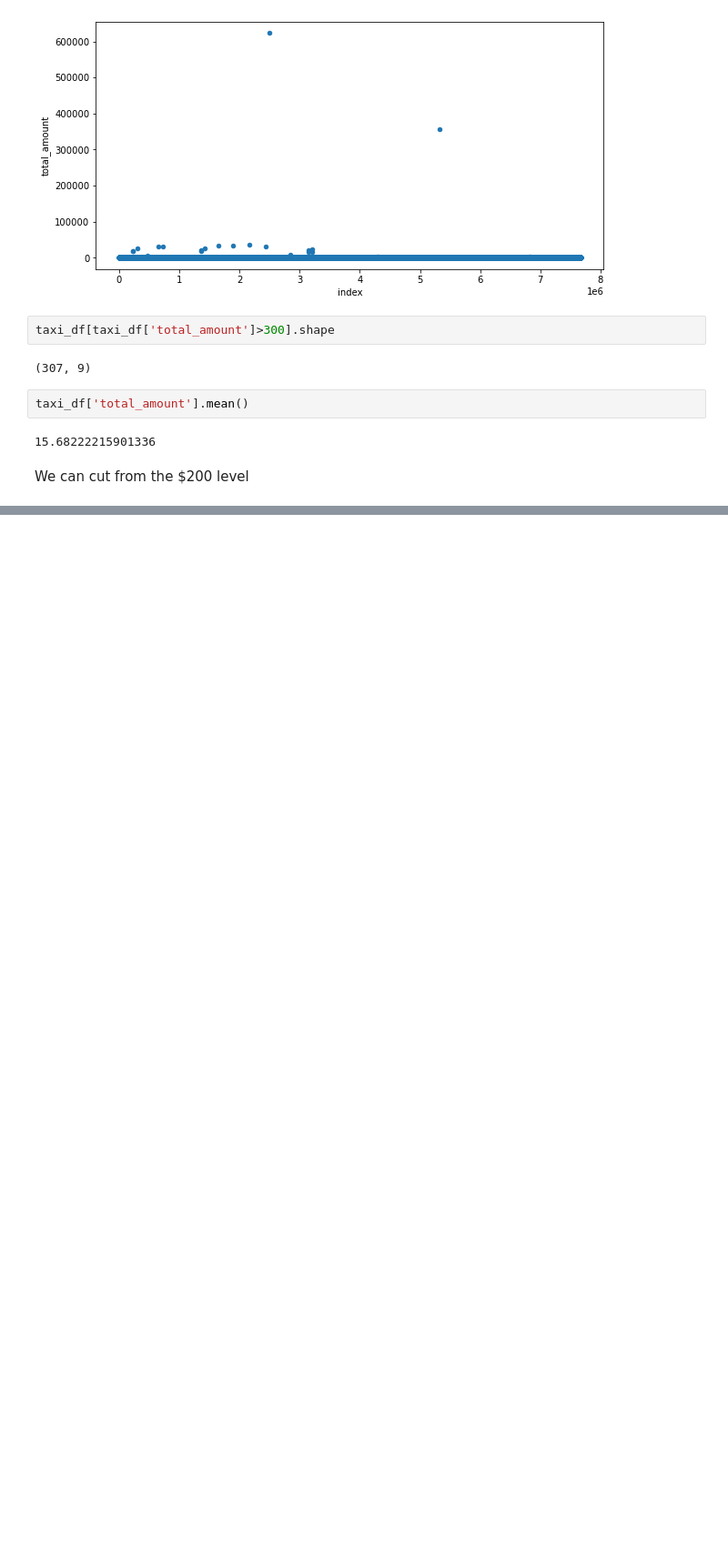
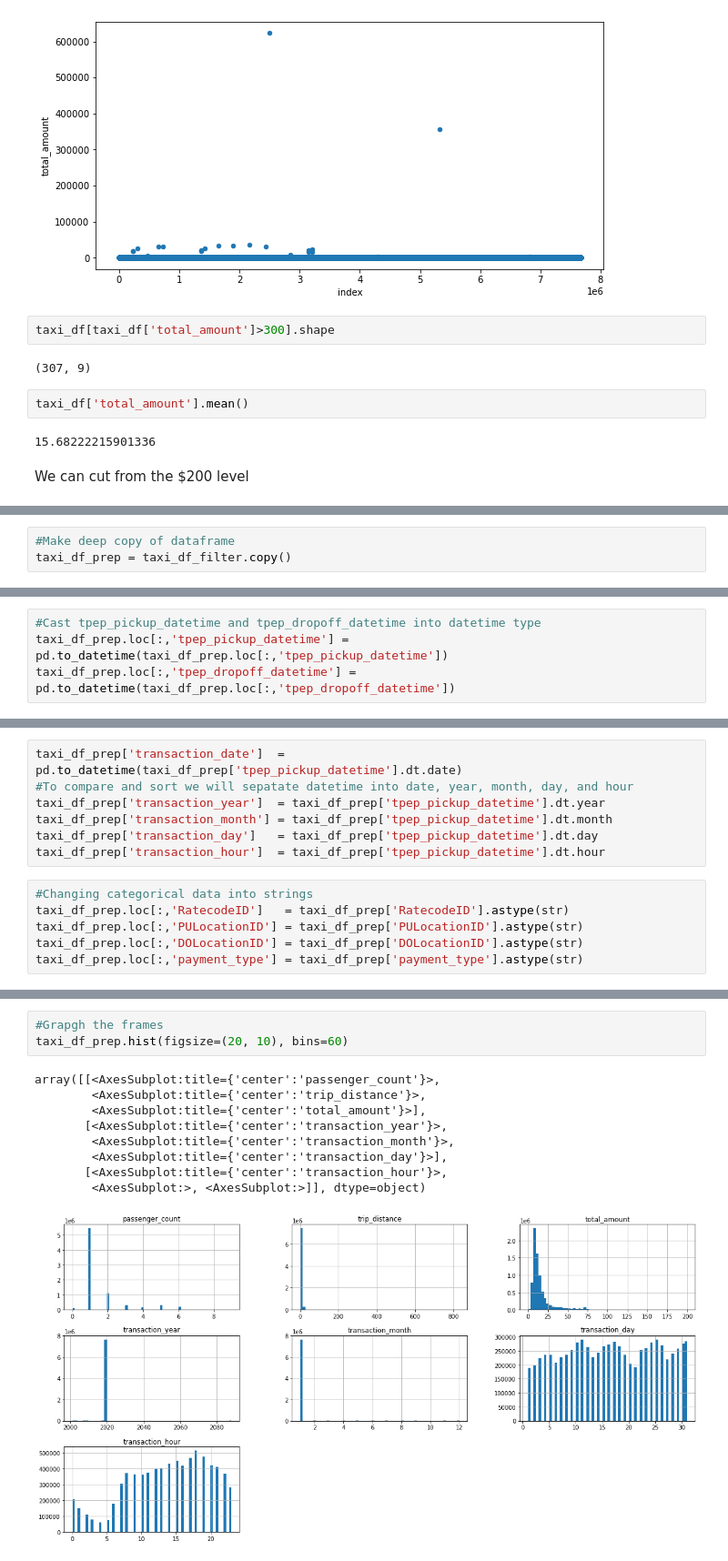
Before and after one commit to Abkhen/New-York-Taxi-Analysis, a Jupyter notebook: Presentable Notebook.ipynb, the cells around one changed output, grey strips where cells are left out. Shown at 91% size. Saved outputs shown, nothing was run; the diff lists cells and outputs as text; blank space fills up the shorter version.

```diff
--- a/Presentable Notebook.ipynb
+++ b/Presentable Notebook.ipynb
@@ -182,0 +208,3 @@ We can cut from the $200 level
+# %%
+#Make deep copy of dataframe
+taxi_df_prep = taxi_df_filter.copy()
@@ -182,0 +225,4 @@ We can cut from the $200 level
+# %%
+#Cast tpep_pickup_datetime and tpep_dropoff_datetime into datetime type
+taxi_df_prep.loc[:,'tpep_pickup_datetime'] = pd.to_datetime(taxi_df_prep.loc[:,'tpep_pickup_datetime'])
+taxi_df_prep.loc[:,'tpep_dropoff_datetime'] = pd.to_datetime(taxi_df_prep.loc[:,'tpep_dropoff_datetime'])
@@ -182,0 +238,13 @@ We can cut from the $200 level
+# %%
+taxi_df_prep['transaction_date']  = pd.to_datetime(taxi_df_prep['tpep_pickup_datetime'].dt.date)
+#To compare and sort we will sepatate datetime into date, year, month, day, and hour
+taxi_df_prep['transaction_year']  = taxi_df_prep['tpep_pickup_datetime'].dt.year
+taxi_df_prep['transaction_month'] = taxi_df_prep['tpep_pickup_datetime'].dt.month
+taxi_df_prep['transaction_day']   = taxi_df_prep['tpep_pickup_datetime'].dt.day
+taxi_df_prep['transaction_hour']  = taxi_df_prep['tpep_pickup_datetime'].dt.hour
+# %%
+#Changing categorical data into strings
+taxi_df_prep.loc[:,'RatecodeID']   = taxi_df_prep['RatecodeID'].astype(str)
+taxi_df_prep.loc[:,'PULocationID'] = taxi_df_prep['PULocationID'].astype(str)
+taxi_df_prep.loc[:,'DOLocationID'] = taxi_df_prep['DOLocationID'].astype(str)
+taxi_df_prep.loc[:,'payment_type'] = taxi_df_prep['payment_type'].astype(str)
@@ -182,0 +282,13 @@ We can cut from the $200 level
+# %%
+#Grapgh the frames
+taxi_df_prep.hist(figsize=(20, 10), bins=60)
+# %% [output]
+array([[<AxesSubplot:title={'center':'passenger_count'}>,
+        <AxesSubplot:title={'center':'trip_distance'}>,
+        <AxesSubplot:title={'center':'total_amount'}>],
+       [<AxesSubplot:title={'center':'transaction_year'}>,
+        <AxesSubplot:title={'center':'transaction_month'}>,
+        <AxesSubplot:title={'center':'transaction_day'}>],
+       [<AxesSubplot:title={'center':'transaction_hour'}>,
+        <AxesSubplot:>, <AxesSubplot:>]], dtype=object)
+[figure, added]
```
Also changed, not shown: parts of 37 cells of this notebook.
